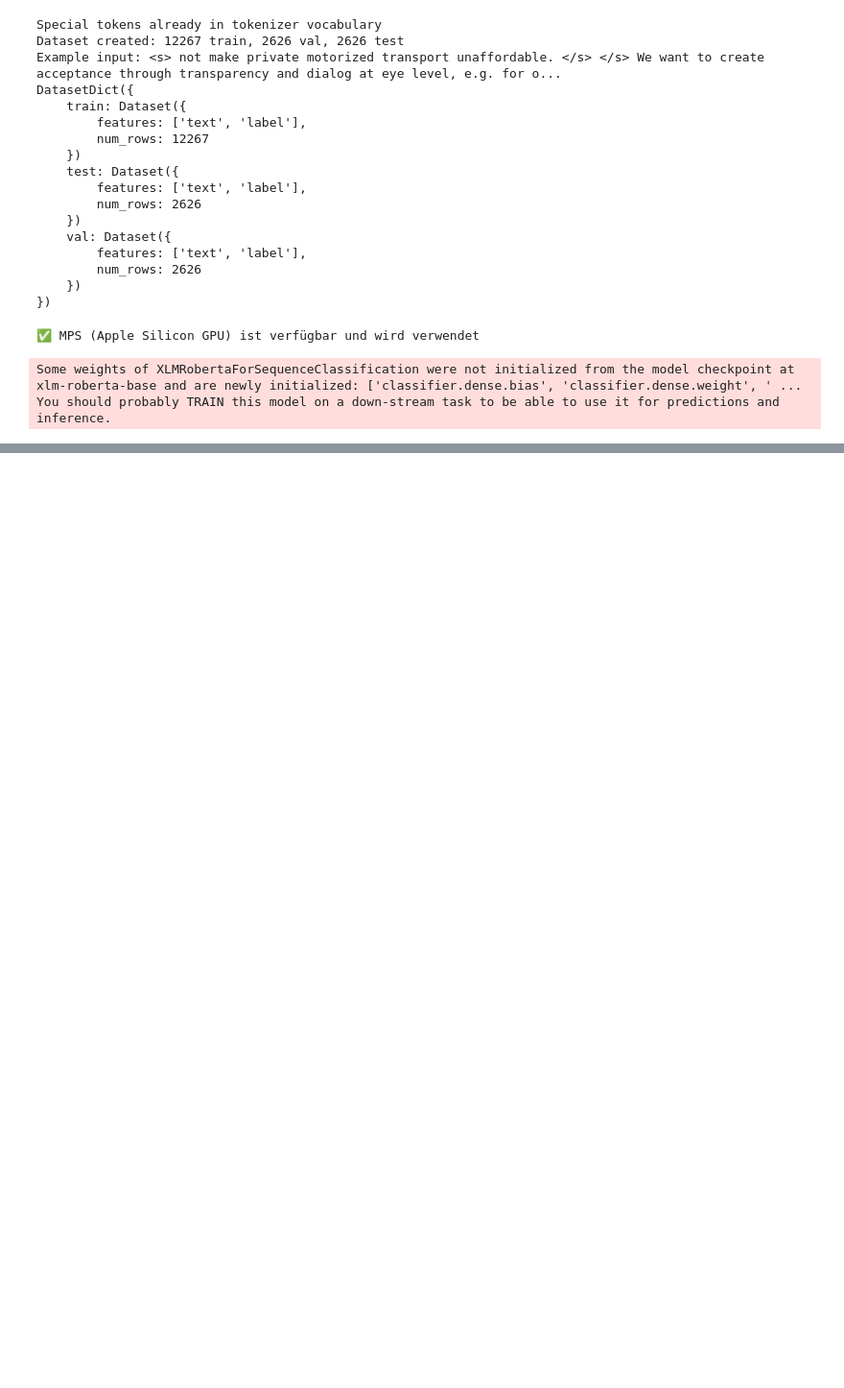
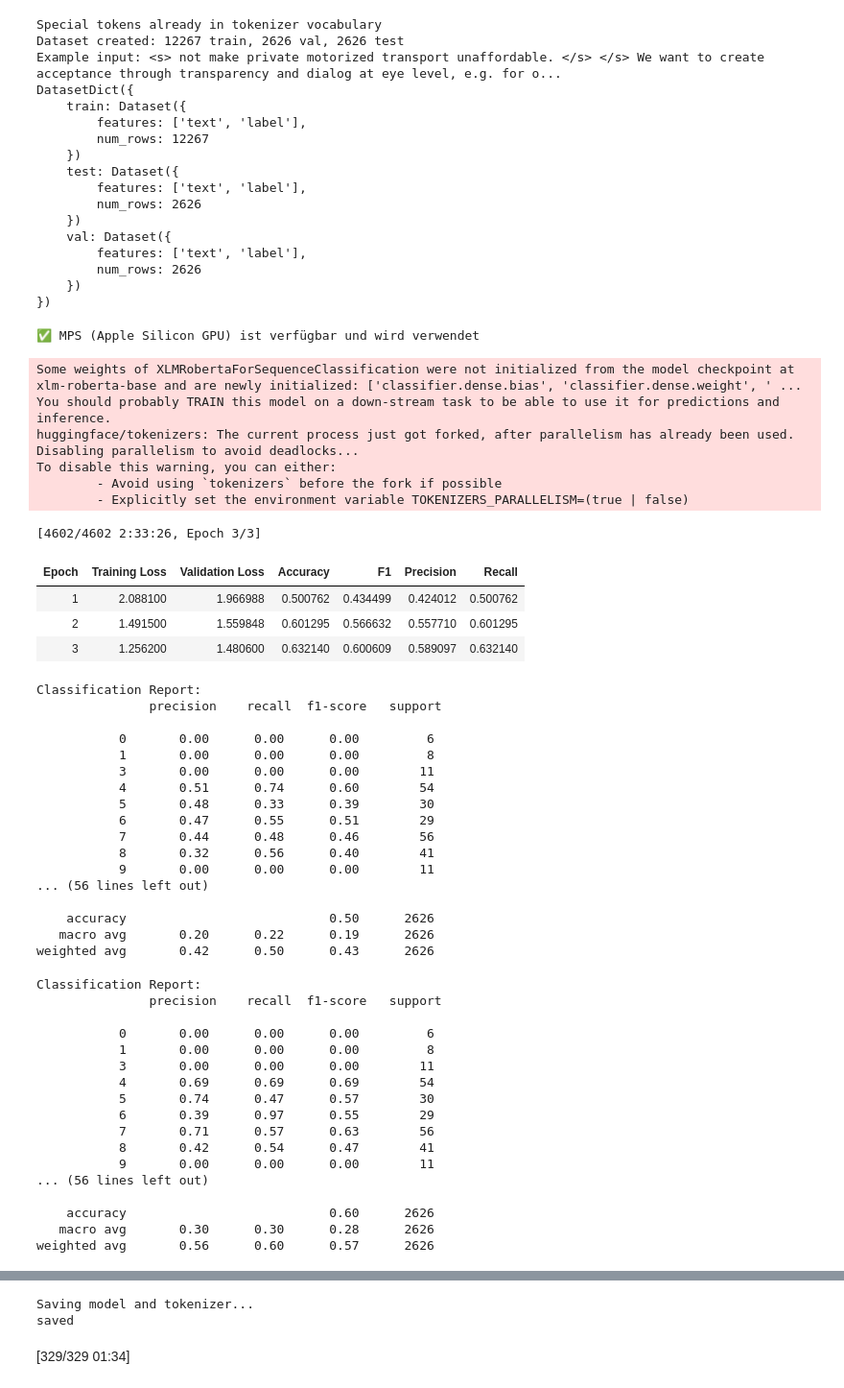
Before and after one commit to Einengutenmorgen/Classifier_compairisson, a Jupyter notebook: finetuneing.ipynb, the cells around one changed output, grey strips where cells are left out. Shown at 96% size. Drawn from its saved outputs; the diff is of its cells as text; code cells hidden in the pictures; blank space fills up the shorter version.

Commit message:
notebooks for all processes

```diff
--- a/finetuneing.ipynb
+++ b/finetuneing.ipynb
@@ -322,9 +467,31 @@ metric = evaluate.load("accuracy")
 
 def compute_metrics(eval_pred):
     logits, labels = eval_pred
-    # convert the logits to their predicted class
     predictions = np.argmax(logits, axis=-1)
-    return metric.compute(predictions=predictions, references=labels)
+
+    # Berechne Precision, Recall, F1 und Support für den gewichteten Durchschnitt
+    # 'weighted' berücksichtigt die Anzahl der Instanzen pro Klasse (gut bei unbalancierten Datensätzen)
+    precision, recall, f1, _ = precision_recall_fscore_support(labels, predictions, average='weighted')
+
+    # Berechne die einfache Genauigkeit
+    acc = accuracy_score(labels, predictions)
+
+    # --- Für die detaillierte Aufschlüsselung nach Label ---
+    # Erstelle den Classification Report.
+    # output_dict=True macht die Ausgabe zu einem Dictionary, das du weiterverarbeiten kannst.
+    # zero_division=0 verhindert eine Warnung, falls eine Klasse nie vorhergesagt wird.
+    report = classification_report(labels, predictions, output_dict=True, zero_division=0)
+
+    # Du kannst dir den Report auch einfach ausgeben lassen, um ihn während des Trainings zu sehen:
+    print("\nClassification Report:\n", classification_report(labels, predictions, zero_division=0))
+
+    return {
+        'accuracy': acc,
+        'f1': f1,
+        'precision': precision,
+        'recall': recall
+    }
+
 
 training_args = TrainingArguments(
     output_dir="manifesto_classifier",
@@ -372,13 +539,57 @@ trainer = Trainer(
 # %% [output]
 Some weights of XLMRobertaForSequenceClassification were not initialized from the model checkpoint at xlm-roberta-base and are newly initialized: ['classifier.dense.bias', 'classifier.dense.weight', ' ...
 You should probably TRAIN this model on a down-stream task to be able to use it for predictions and inference.
+huggingface/tokenizers: The current process just got forked, after parallelism has already been used. Disabling parallelism to avoid deadlocks...
+To disable this warning, you can either:
+        - Avoid using `tokenizers` before the fork if possible
+        - Explicitly set the environment variable TOKENIZERS_PARALLELISM=(true | false)
 # %%
 trainer.train()
 
 print("Saving model and tokenizer...")
-trainer.save_model("./manifesto_classifier_sentence")
-tokenizer.save_pretrained("./manifesto_classifier_context")
+trainer.save_model("./manifesto_classifier_context2")
+tokenizer.save_pretrained("./manifesto_classifier_contex2t")
 
 
 print('saved')
 trainer.evaluate(dataset["val"])
+# %% [output]
+[4602/4602 2:33:26, Epoch 3/3]
+| Epoch | Training Loss | Validation Loss | Accuracy | F1 | Precision | Recall |
+| 1 | 2.088100 | 1.966988 | 0.500762 | 0.434499 | 0.424012 | 0.500762 |
+| 2 | 1.491500 | 1.559848 | 0.601295 | 0.566632 | 0.557710 | 0.601295 |
+| 3 | 1.256200 | 1.480600 | 0.632140 | 0.600609 | 0.589097 | 0.632140 |
+Classification Report:
+               precision    recall  f1-score   support
+
+           0       0.00      0.00      0.00         6
+           1       0.00      0.00      0.00         8
+           3       0.00      0.00      0.00        11
+           4       0.51      0.74      0.60        54
+           5       0.48      0.33      0.39        30
+           6       0.47      0.55      0.51        29
+           7       0.44      0.48      0.46        56
+           8       0.32      0.56      0.40        41
+           9       0.00      0.00      0.00        11
+... (56 lines left out)
+
+    accuracy                           0.50      2626
+   macro avg       0.20      0.22      0.19      2626
+weighted avg       0.42      0.50      0.43      2626
+Classification Report:
+               precision    recall  f1-score   support
+
+           0       0.00      0.00      0.00         6
+           1       0.00      0.00      0.00         8
+           3       0.00      0.00      0.00        11
+           4       0.69      0.69      0.69        54
+           5       0.74      0.47      0.57        30
+           6       0.39      0.97      0.55        29
+           7       0.71      0.57      0.63        56
+           8       0.42      0.54      0.47        41
+           9       0.00      0.00      0.00        11
+... (56 lines left out)
+
+    accuracy                           0.60      2626
+   macro avg       0.30      0.30      0.28      2626
+weighted avg       0.56      0.60      0.57      2626
@@ -384,0 +613,3 @@ trainer.evaluate(dataset["val"])
+Saving model and tokenizer...
+saved
+[329/329 01:34]
```
Also changed, not shown: parts of 10 cells of this notebook, 3 other files.
